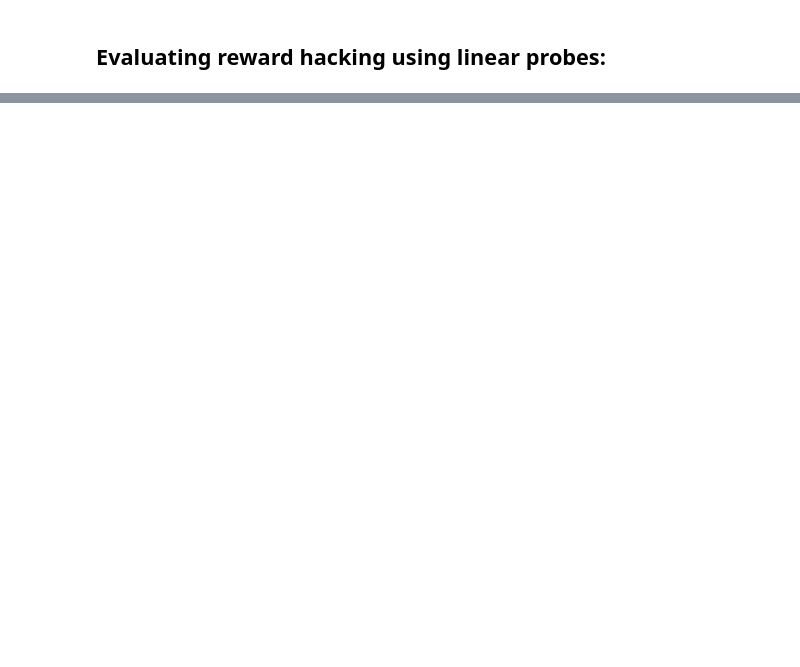
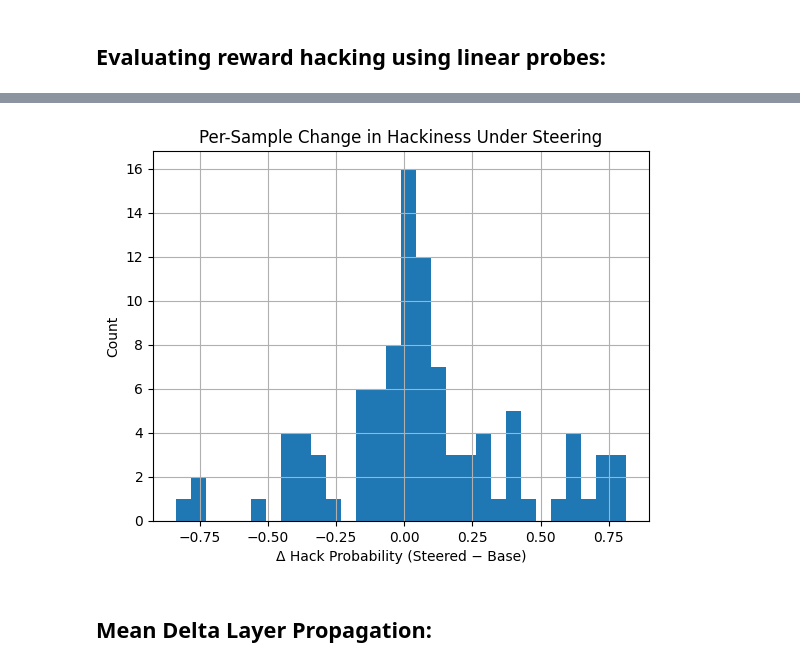
Before and after one commit to Yug-Oswal/reward-hacking, a Jupyter notebook: steering_rh_eval.ipynb, the cells around one changed output, grey strips where cells are left out. Saved outputs shown, nothing was run; the diff lists cells and outputs as text; code cells hidden in the pictures; blank space fills up the shorter version.

```diff
--- a/steering_rh_eval.ipynb
+++ b/steering_rh_eval.ipynb
@@ -659,0 +650,16 @@ plt.show()
+# %%
+delta = hack_probs_steer - hack_probs_base
+
+plt.figure()
+plt.hist(delta, bins=30)
+plt.xlabel("Δ Hack Probability (Steered − Base)")
+plt.ylabel("Count")
+plt.title("Per-Sample Change in Hackiness Under Steering")
+plt.grid(True)
+plt.savefig("rh-delta-llama3b")
+
+plt.show()
+# %% [output]
+[figure, added]
+# %% [markdown]
+## Mean Delta Layer Propagation:
```
Also changed, not shown: parts of 29 cells of this notebook, 13 other files.
